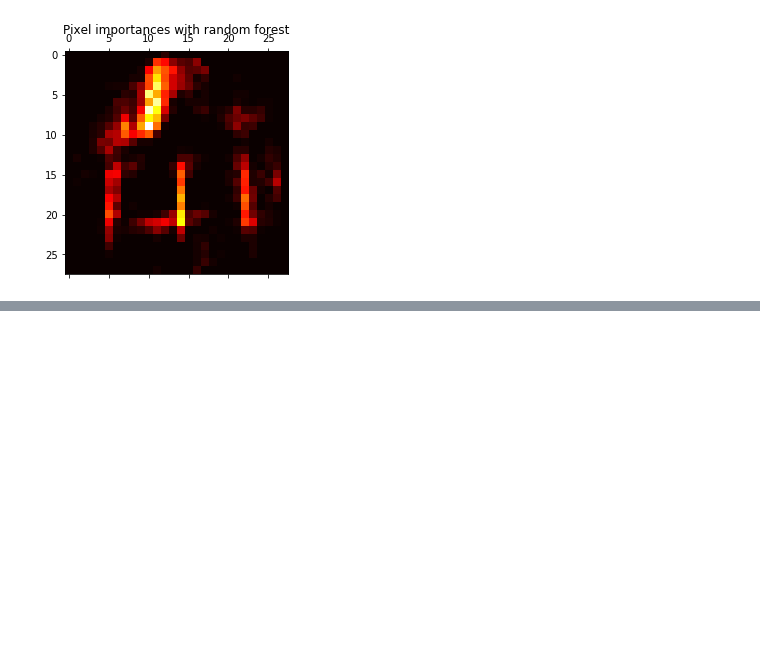
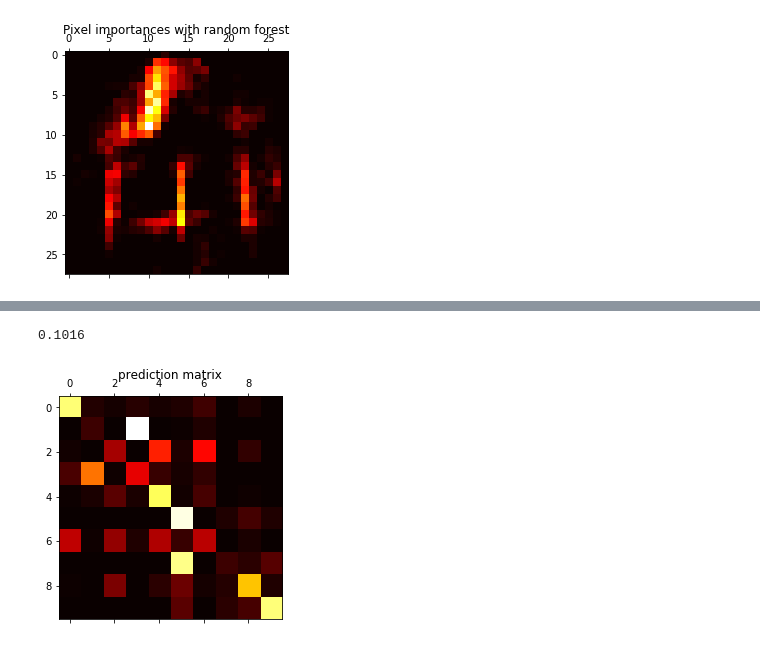
Before and after one commit to RoyGrinboim/data-vizualization-final-project-2, a Jupyter notebook: final project 2.ipynb, the cells around one changed output, grey strips where cells are left out. Drawn from its saved outputs; the diff is of its cells as text; code cells hidden in the pictures; blank space fills up the shorter version.

```diff
--- a/final project 2.ipynb
+++ b/final project 2.ipynb
@@ -184,11 +192,11 @@ plt.show()
 [figure]
 # %%
 test = pd.read_csv('fashion-mnist_test.csv')
-y_test = test['label']
-X_test = test.drop(['label'], axis=1)
+y_test = test['label'].copy()
+X_test = test.drop(['label'], axis=1).copy()
 # %%
-pca5.fit(X_test)
-X_test = pca5.transform(X_test)
+pca10.fit(X_test)
+X_test = pca10.transform(X_test)
 # %%
-mlp.fit(dfpca5, y)
+vc.fit(dfpca10, y)
 # %% [output]
@@ -203,5 +220,5 @@ MLPClassifier(activation='logistic', alpha=0.0001, batch_size='auto',
 # %%
-y_pred = mlp.predict(X_test)
+y_pred = vc.predict(X_test)
 # %%
 f1_score(y_test, y_pred, average='micro')
 # %% [output]
@@ -208,0 +230,13 @@ f1_score(y_test, y_pred, average='micro')
+# %%
+f1_score(y_test, dummy_pred, average='micro')
+# %% [output]
+0.1016
+# %%
+pred_mat = np.zeros((10,10), dtype=int)
+for i in range(len(y_test)):
+    pred_mat[y_test[i]][y_pred[i]] = pred_mat[y_test[i]][y_pred[i]]+1
+plt.matshow(pred_mat, cmap=plt.cm.hot)
+plt.title("prediction matrix")
+plt.show()
+# %% [output]
+[figure, added]
```
Also changed, not shown: parts of 37 cells of this notebook.
